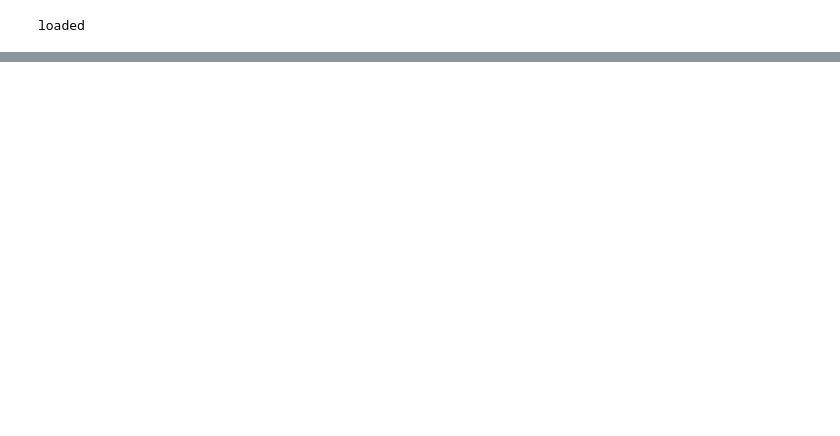
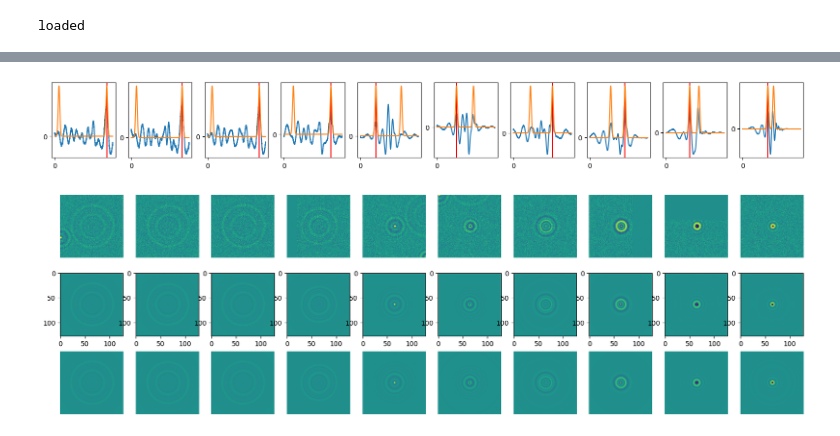
Before and after one commit to till-robert/ultralytics, a Jupyter notebook: zaxis_test.ipynb, the cells around one changed output, grey strips where cells are left out. Saved outputs shown, nothing was run; the diff lists cells and outputs as text; code cells hidden in the pictures; blank space fills up the shorter version.

```diff
--- a/zaxis_test.ipynb
+++ b/zaxis_test.ipynb
@@ -76,0 +128,41 @@ Speed: 2.3ms preprocess, 15.4ms inference, 2.2ms postprocess per image at shape
+# %%
+downsampled_reference = (np.load("data_gen/ripples_downsampled.npy")/10000)-2
+# %%
+plt.figure(figsize=(20,2))
+plt.figure(figsize=(20,6))
+def bells(x,w,*args):
+    f = np.sum([np.exp(-(w*(x-mu)**2)) for mu in args],axis=0)
+    return f/np.max(f)
+x = np.arange(len(downsampled_reference))
+for i,capture in enumerate(captures):
+    plt.figure(1)
+    correlation = np.pow((downsampled_reference*capture).sum(axis=(1,2)),1)
+    plt.subplot(1,len(captures),i+1)
+    plt.plot(correlation)
+
+    x1,y1,x2,y2,_,_,pred_z = res[i]
+    w,h = x2-x1,y2-y1
+    v = (max(w,h)*(2)-55)
+    z  = (-v/0.21)+761,(v/0.21)+761
+    plt.axvline(pred_z*len(downsampled_reference), c="red")
+    plt.plot(bells(x,1e-3,*z)*(np.max(correlation)-np.min(correlation)))
+    plt.xticks([0])
+    plt.yticks([0])
+    # plt.ylim(0,0.5)c
+    # plt.tight_layout()
+
+    plt.figure(2)
+    plt.subplot(3,len(captures),i+1)
+    plt.imshow(capture,vmin=-0.15,vmax=0.15)
+    plt.axis("off")
+    # plt.tight_layout()
+    plt.subplot(3,len(captures),i+1+len(captures))
+    plt.imshow(downsampled_reference[np.argmax(correlation*bells(x,1e-3,*z))],vmin=-0.1,vmax=0.1)
+    plt.subplot(3,len(captures),i+1+2*len(captures))
+    plt.imshow(downsampled_reference[np.round(pred_z*len(downsampled_reference)).astype(int)],vmin=-0.1,vmax=0.1)
+    plt.axis("off")
+
+    # plt.colorbar()
+# %% [output]
+[figure, added]
+[figure, added]
```
Also changed, not shown: parts of 9 cells of this notebook, 9 other files.
